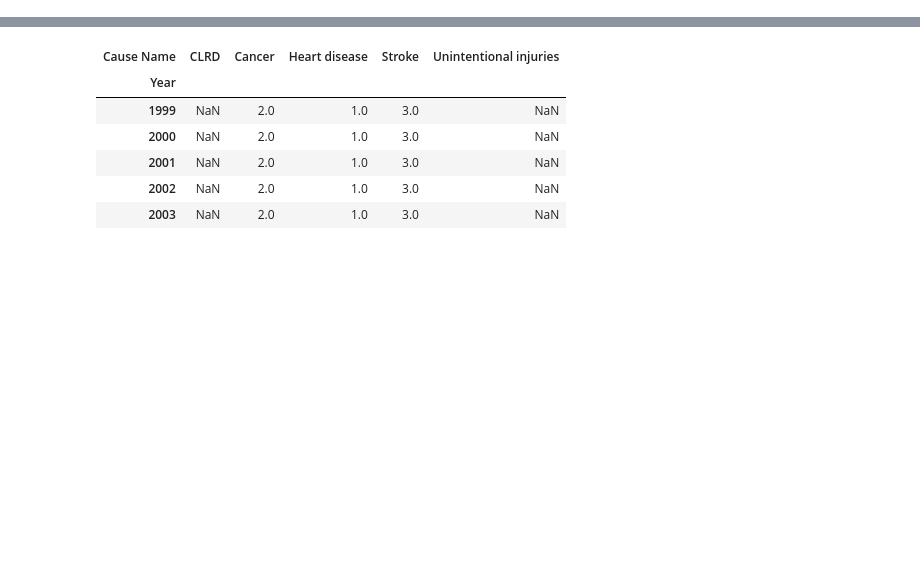
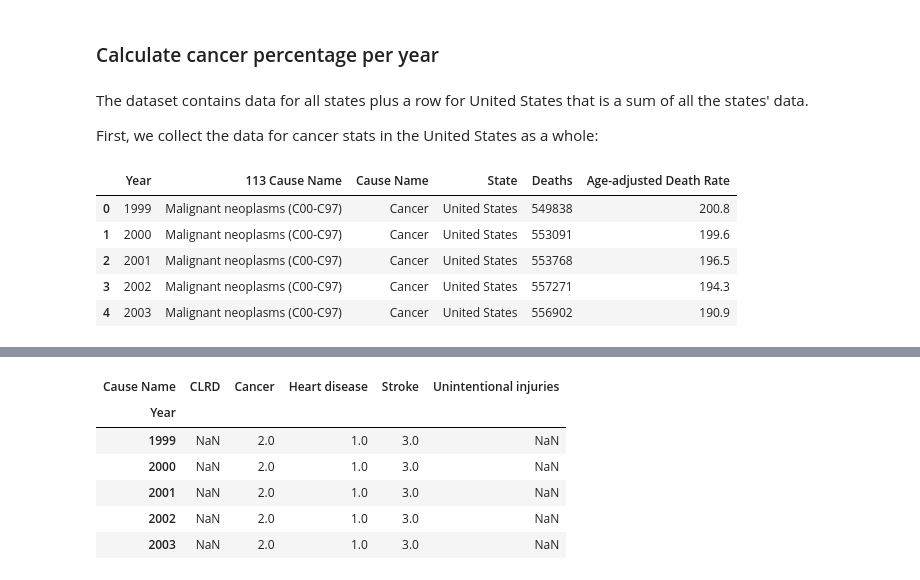
Before and after one commit to bicycdev/pandas_leading_causes, a Jupyter notebook: leading_causes.ipynb, the cells around one changed output, grey strips where cells are left out. Drawn from its saved outputs; the diff is of its cells as text; code cells hidden in the pictures; blank space fills up the shorter version.

```diff
--- a/leading_causes.ipynb
+++ b/leading_causes.ipynb
@@ -9,2 +20,16 @@ df = pd.read_csv('NCHS_-_Leading_Causes_of_Death__United_States.csv')
+# %% [markdown]
+### Calculate cancer percentage per year
+# %% [markdown]
+The dataset contains data for all states plus a row for United States that is a sum of all the states' data.
+
+First, we collect the data for cancer stats in the United States as a whole:
 # %%
-df_canc = df[(df['Cause Name'] == 'Cancer') & (df['State'] == 'United States')].reset_index()
+df_canc = df[(df['Cause Name'] == 'Cancer') & (df['State'] == 'United States')].sort_values(by='Year').reset_index(drop=True)
+df_canc.head()
+# %% [output]
+|  | Year | 113 Cause Name | Cause Name | State | Deaths | Age-adjusted Death Rate |
+| 0 | 1999 | Malignant neoplasms (C00-C97) | Cancer | United States | 549838 | 200.8 |
+| 1 | 2000 | Malignant neoplasms (C00-C97) | Cancer | United States | 553091 | 199.6 |
+| 2 | 2001 | Malignant neoplasms (C00-C97) | Cancer | United States | 553768 | 196.5 |
+| 3 | 2002 | Malignant neoplasms (C00-C97) | Cancer | United States | 557271 | 194.3 |
+| 4 | 2003 | Malignant neoplasms (C00-C97) | Cancer | United States | 556902 | 190.9 |
```
Also changed, not shown: parts of 20 cells of this notebook.
